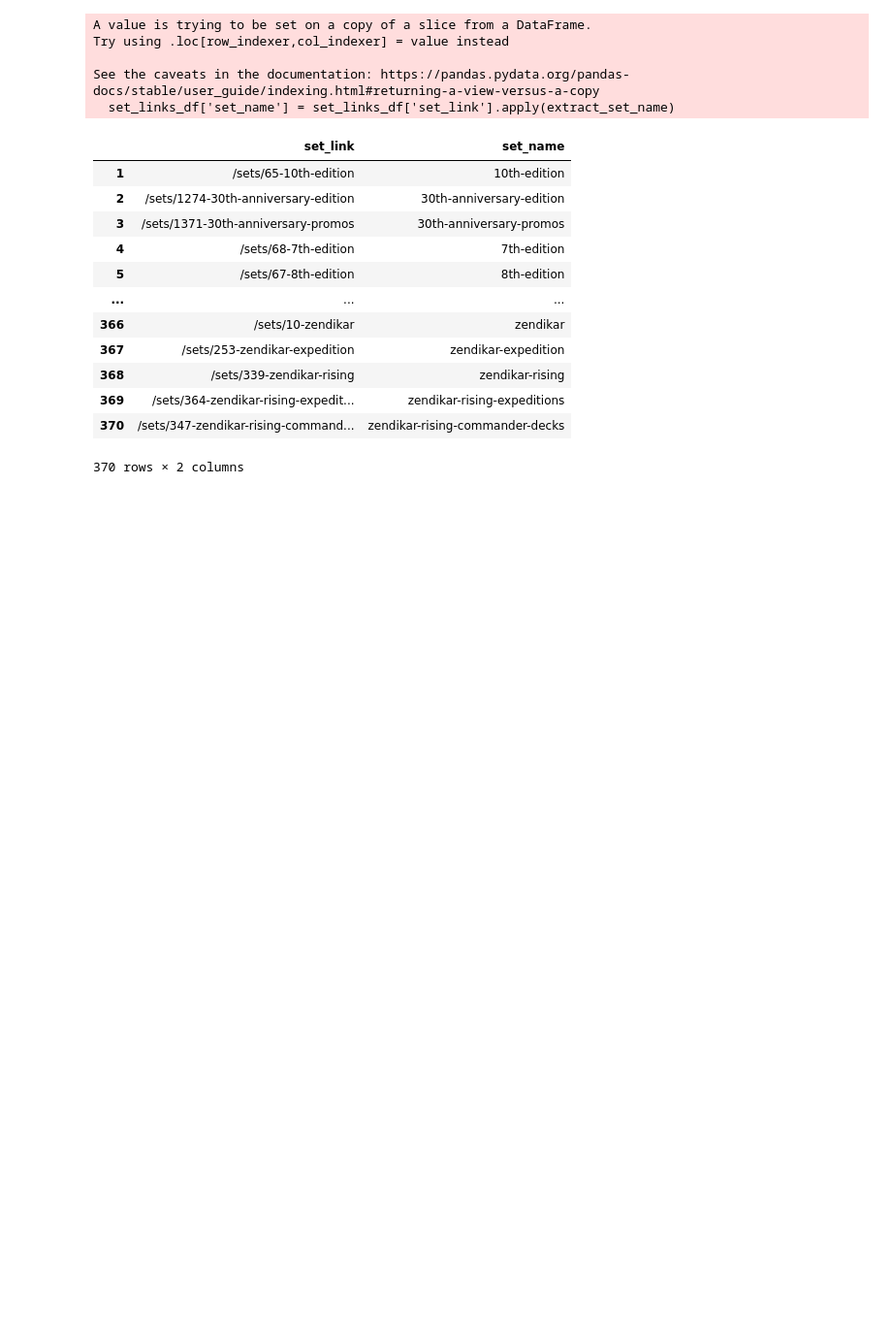
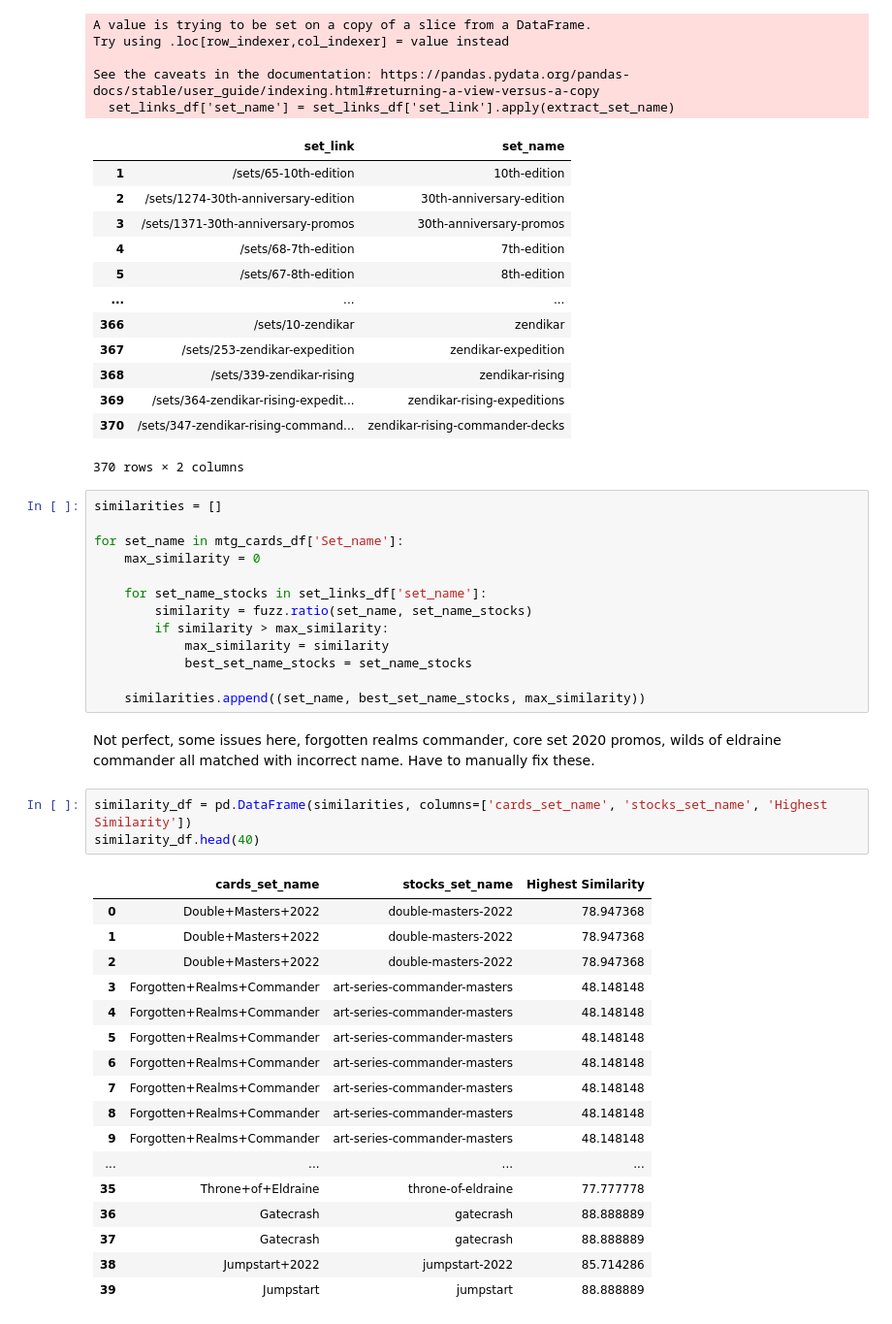
Before and after one commit to m-romanski/TCG_Web_Scraper, a Jupyter notebook: df_cleaning.ipynb, the cells around one changed output. Shown: that part at 97% size. Drawn from its saved outputs; the diff is of its cells as text; blank space fills up the shorter version.

```diff
--- a/df_cleaning.ipynb
+++ b/df_cleaning.ipynb
@@ -218,3 +218,40 @@ See the caveats in the documentation: https://pandas.pydata.org/pandas-docs/stab
 | 369 | /sets/364-zendikar-rising-expedit... | zendikar-rising-expeditions |
 | 370 | /sets/347-zendikar-rising-command... | zendikar-rising-commander-decks |
 370 rows × 2 columns
+# %%
+similarities = []
+
+for set_name in mtg_cards_df['Set_name']:
+    max_similarity = 0
+
+    for set_name_stocks in set_links_df['set_name']:
+        similarity = fuzz.ratio(set_name, set_name_stocks)
+        if similarity > max_similarity:
+            max_similarity = similarity
+            best_set_name_stocks = set_name_stocks
+
+    similarities.append((set_name, best_set_name_stocks, max_similarity))
+# %% [markdown]
+Not perfect, some issues here, forgotten realms commander, core set 2020 promos, wilds of eldraine commander all matched with
+incorrect name. Have to manually fix these.
+# %%
+similarity_df = pd.DataFrame(similarities, columns=['cards_set_name', 'stocks_set_name', 'Highest Similarity'])
+similarity_df.head(40)
+# %% [output]
+|  | cards_set_name | stocks_set_name | Highest Similarity |
+| 0 | Double+Masters+2022 | double-masters-2022 | 78.947368 |
+| 1 | Double+Masters+2022 | double-masters-2022 | 78.947368 |
+| 2 | Double+Masters+2022 | double-masters-2022 | 78.947368 |
+| 3 | Forgotten+Realms+Commander | art-series-commander-masters | 48.148148 |
+| 4 | Forgotten+Realms+Commander | art-series-commander-masters | 48.148148 |
+| 5 | Forgotten+Realms+Commander | art-series-commander-masters | 48.148148 |
+| 6 | Forgotten+Realms+Commander | art-series-commander-masters | 48.148148 |
+| 7 | Forgotten+Realms+Commander | art-series-commander-masters | 48.148148 |
+| 8 | Forgotten+Realms+Commander | art-series-commander-masters | 48.148148 |
+| 9 | Forgotten+Realms+Commander | art-series-commander-masters | 48.148148 |
+| ... | ... | ... | ... |
+| 35 | Throne+of+Eldraine | throne-of-eldraine | 77.777778 |
+| 36 | Gatecrash | gatecrash | 88.888889 |
+| 37 | Gatecrash | gatecrash | 88.888889 |
+| 38 | Jumpstart+2022 | jumpstart-2022 | 85.714286 |
+| 39 | Jumpstart | jumpstart | 88.888889 |
```
Also changed, not shown: parts of 6 cells of this notebook.
